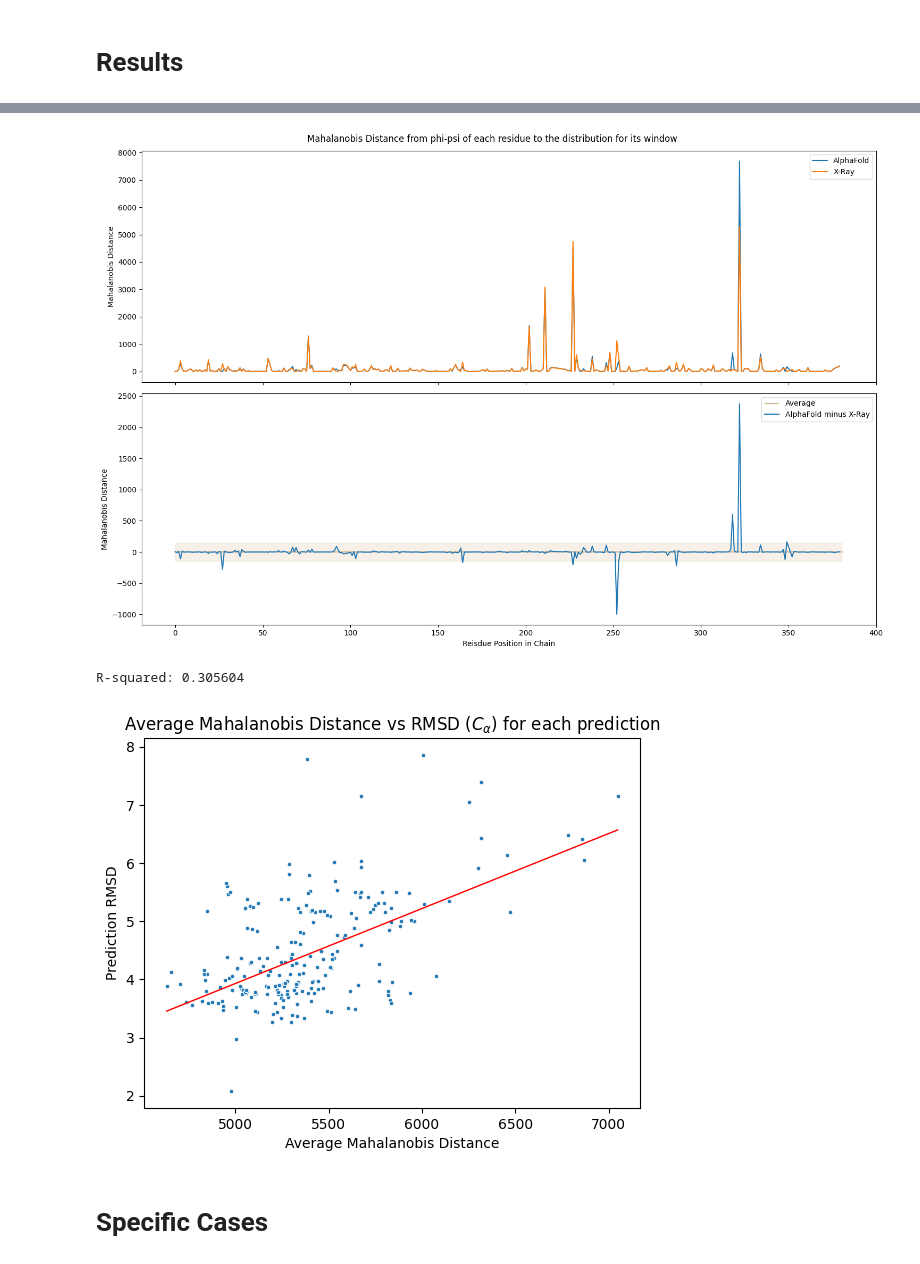
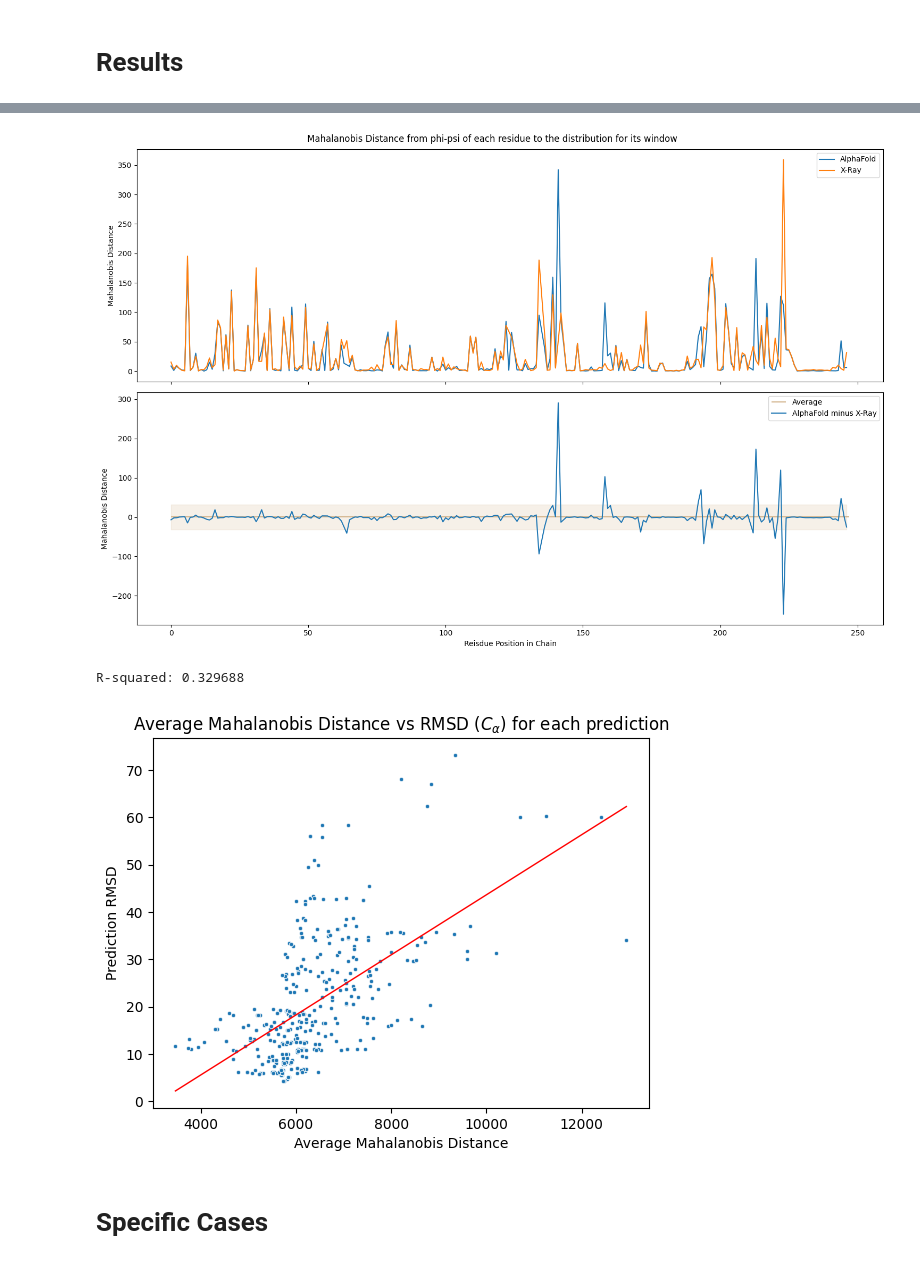
Before and after one commit to Musa-Azeem/protein-dihedral-visualization, a Jupyter notebook: multi-window.ipynb, the cells around one changed output, grey strips where cells are left out. Cells and saved outputs as stored; diff of their text form; code cells hidden in the pictures.

```diff
--- a/multi-window.ipynb
+++ b/multi-window.ipynb
@@ -561,53 +617,58 @@ def plot_res_vs_md(pred_id, pred_name=None, highlight_res=None, limit_quantile=N
     phi_psi_predictions.loc[phi_psi_predictions.protein_id == pred_id, 'Source'] = pred_name
     alpha = phi_psi_predictions.loc[phi_psi_predictions.protein_id == pred_id]
     xray_phi_psi['Source'] = 'X-Ray'
-    both = pd.merge(alpha, xray_phi_psi, how='inner', on=['seq','seq'], suffixes=('_alpha','_xray'))
+    both = pd.merge(alpha, xray_phi_psi[['seq', 'md']], how='inner', on=['seq','seq'], suffixes=('_alpha','_xray'))
     both['md_diff'] = both['md_alpha'] - both['md_xray']
     fig, axes = plt.subplots(2, figsize=(15,10), sharex=True)
     both_limit = both.copy()
     if limit_quantile:
         both_limit[both_limit.md_alpha > both_limit.md_alpha.quantile(limit_quantile)] = np.nan
         both_limit[both_limit.md_xray > both_limit.md_xray.quantile(limit_quantile)] = np.nan
         both_limit[both_limit.md_diff > both_limit.md_diff.quantile(limit_quantile)] = np.nan
     sns.lineplot(data=both_limit.reset_index(), x='index', y='md_alpha', ax=axes[0], label=pred_name)
     sns.lineplot(data=both_limit.reset_index(), x='index', y='md_xray', ax=axes[0], label='X-Ray')
     axes[0].set_ylabel('Mahalanobis Distance')
     axes[1].hlines(both_limit['md_diff'].mean(), xmin=0, xmax=len(both_limit), color='tan', label='Average')
     axes[1].fill_between(x=both_limit.index, y1=both_limit['md_diff'].mean() + both_limit['md_diff'].std(), y2=both_limit['md_diff'].mean() - both_limit['md_diff'].std(), color='tan', alpha=0.2)
     sns.lineplot(data=both_limit.reset_index(), x='index', y='md_diff', ax=axes[1], label=f'{pred_name} minus X-Ray')
     axes[1].set_ylabel('Mahalanobis Distance')
     axes[1].set_xlabel('Reisdue Position in Chain')
     fig.suptitle('Mahalanobis Distance from phi-psi of each residue to the distribution for its window')
     plt.tight_layout()
 
     if highlight_res:
         for ax in axes:
             ax.axvspan(highlight_res[0], highlight_res[1], color='red', alpha=0.2)
 
     return both
 
 protein_ids = phi_psi_predictions.protein_id.unique()
-both = plot_res_vs_md(protein_ids[2], pred_name="AlphaFold")
+both = plot_res_vs_md(protein_ids[3], pred_name="AlphaFold")
 # NOTE: for presentation, highlight area around res-300 to show this is where alphafold did bad
 # %% [output]
-[figure, old version]
+[figure, new version]
 # %%
 # Compare rmsd and mahalanobis distance
 import matplotlib.pyplot as plt
 from scipy.stats import linregress
 
-def filter_and_sum(series):
-    series = series[series < series.quantile(0.8)]
-    return series.sum()
+def filter_and_agg(series, agg='sum', quantile=0.8):
+    series = series[series < series.quantile(quantile)]
+    return series.agg(agg)
 
 def calc_perc_na(series):
     return series.sum() / len(series)
 
 def plot_md_vs_rmsd(rmsd_lim=np.inf, md_lim_low=0, md_lim=np.inf):
     phi_psi_predictions['md_na'] = phi_psi_predictions.md.isna()
-    group_maha = phi_psi_predictions.groupby('protein_id', as_index=False).agg({'md': filter_and_sum, 'md_na':calc_perc_na})
+    group_maha = phi_psi_predictions.groupby('protein_id', as_index=False).agg(
+        md=('md',lambda x: filter_and_agg(x, agg='sum', quantile=1)),
+        std_md=('md',lambda x: filter_and_agg(x, agg='std', quantile=0.8)),
+        md_na=('md_na',calc_perc_na)
+    )
+    # group_maha = phi_psi_predictions.groupby('protein_id', as_index=False).agg({'md': filter_and_agg, 'md_na':calc_perc_na})
     group_maha = group_maha.merge(results[['Model', 'RMS_CA']], left_on='protein_id', right_on='Model', how='inner')
-    group_maha = group_maha[group_maha.md_na <= group_maha.md_na.quantile(0.10)]
+    group_maha = group_maha[group_maha.md_na <= group_maha.md_na.quantile(.9)]
     group_maha = group_maha[(group_maha.RMS_CA < rmsd_lim) & (group_maha.md > md_lim_low) & (group_maha.md < md_lim)].dropna()
 
     fig, ax = plt.subplots()
@@ -619,12 +680,12 @@ def plot_md_vs_rmsd(rmsd_lim=np.inf, md_lim_low=0, md_lim=np.inf):
     regr = linregress(group_maha.md, group_maha.RMS_CA)
     print(f"R-squared: {regr.rvalue**2:.6f}")
     return group_maha
-group_maha = plot_md_vs_rmsd(8)
+group_maha = plot_md_vs_rmsd()
 # ax.set_xlim((0.8,1.4))
 # ax.set_ylim((0,6))
 # %% [output]
-R-squared: 0.305604
+R-squared: 0.329688
-[figure, old version]
+[figure, new version]
 # %% [markdown]
 # Specific Cases
 # %%
```
Also changed, not shown: parts of 18 cells of this notebook, 2 other files.
